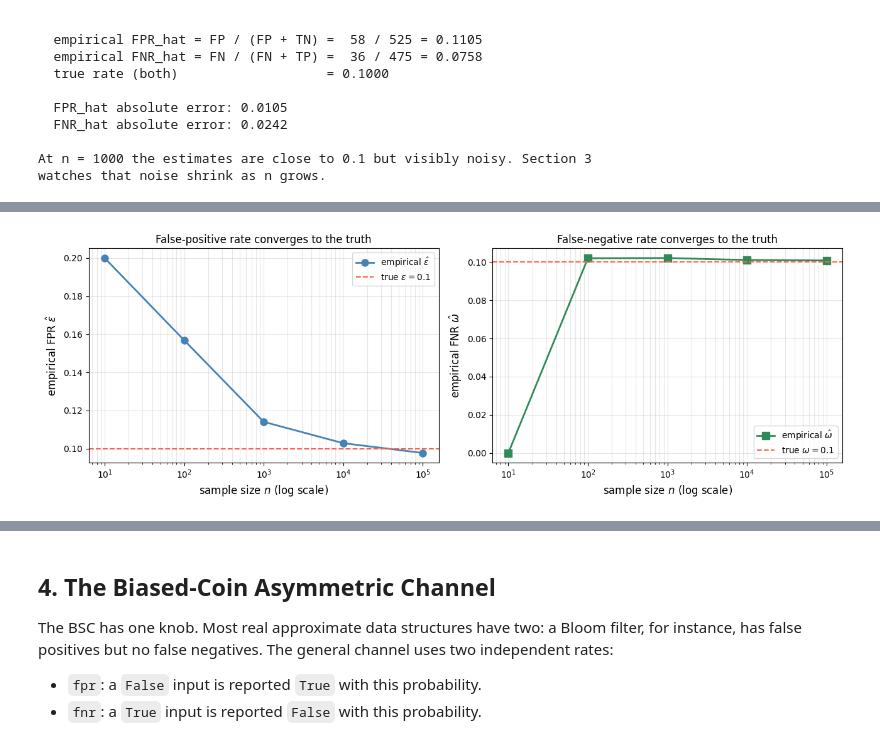
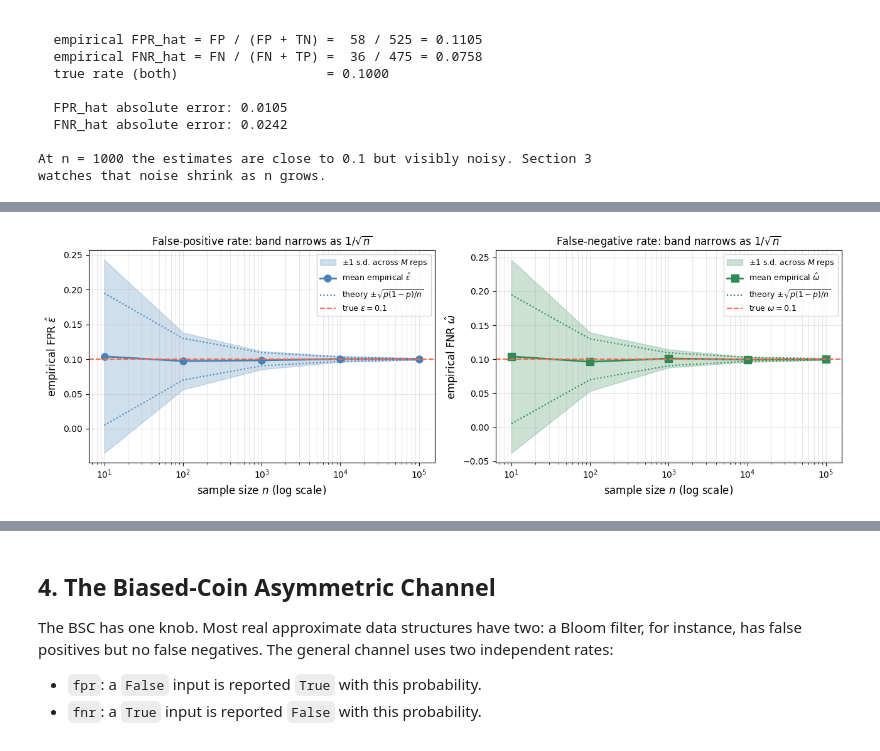
Before and after one commit to queelius/bernoulli, a Jupyter notebook: python/notebooks/ch01-noisy-bit.ipynb, the cells around one changed output, grey strips where cells are left out. Saved outputs shown, nothing was run; the diff lists cells and outputs as text; code cells hidden in the pictures.

```diff
--- a/python/notebooks/ch01-noisy-bit.ipynb
+++ b/python/notebooks/ch01-noisy-bit.ipynb
@@ -172,46 +177,80 @@ size, and plot the empirical FPR and FNR against the true `epsilon = 0.1` refere
 # %%
 n_grid = [10, 100, 1000, 10_000, 100_000]
-fpr_hats = []
-fnr_hats = []
+M_CONV = 200  # independent replications per sample size
+
+fpr_mean, fpr_std = [], []
+fnr_mean, fnr_std = [], []
 
 for n in n_grid:
-    inp, out = simulate_bsc(epsilon=TRUE_EPSILON, n=n, rng=rng)
-    tp, fp, tn, fn = confusion_counts(inp, out)
-    fpr_hats.append(fp / (fp + tn))
-    fnr_hats.append(fn / (fn + tp))
+    fpr_reps = np.empty(M_CONV)
+    fnr_reps = np.empty(M_CONV)
+    for m in range(M_CONV):
+        inp, out = simulate_bsc(epsilon=TRUE_EPSILON, n=n, rng=rng)
+        tp, fp, tn, fn = confusion_counts(inp, out)
+        fpr_reps[m] = fp / (fp + tn)
+        fnr_reps[m] = fn / (fn + tp)
+    fpr_mean.append(fpr_reps.mean())
+    fpr_std.append(fpr_reps.std())
+    fnr_mean.append(fnr_reps.mean())
+    fnr_std.append(fnr_reps.std())
 
-print(f"{'n':>8s}  {'FPR_hat':>10s}  {'FNR_hat':>10s}  {'|FPR_hat - 0.1|':>16s}")
-print("-" * 50)
-for n, fph, fnh in zip(n_grid, fpr_hats, fnr_hats):
-    print(f"{n:>8d}  {fph:>10.4f}  {fnh:>10.4f}  {abs(fph - TRUE_EPSILON):>16.4f}")
+fpr_mean = np.array(fpr_mean)
+fpr_std = np.array(fpr_std)
+fnr_mean = np.array(fnr_mean)
+fnr_std = np.array(fnr_std)
+
+# Theoretical 1/sqrt(n) envelope: standard deviation of a Binomial proportion.
+theory_sd = np.sqrt(TRUE_EPSILON * (1.0 - TRUE_EPSILON) / np.array(n_grid))
+
+print(f"{'n':>8s}  {'FPR_hat mean':>13s}  {'band sd':>10s}  {'theory sd':>10s}")
+print("-" * 48)
+for n, mu, sd, th in zip(n_grid, fpr_mean, fpr_std, theory_sd):
+    print(f"{n:>8d}  {mu:>13.4f}  {sd:>10.4f}  {th:>10.4f}")
 
 fig, axes = plt.subplots(1, 2, figsize=(13, 4.5))
 
-axes[0].semilogx(n_grid, fpr_hats, "o-", color="steelblue", linewidth=2,
-                 markersize=8, label=r"empirical $\hat{\epsilon}$")
+axes[0].fill_between(n_grid, fpr_mean - fpr_std, fpr_mean + fpr_std,
+                     color="steelblue", alpha=0.25,
+                     label=r"$\pm 1$ s.d. across $M$ reps")
+axes[0].semilogx(n_grid, fpr_mean, "o-", color="steelblue", linewidth=2,
+                 markersize=8, label=r"mean empirical $\hat{\epsilon}$")
+axes[0].semilogx(n_grid, TRUE_EPSILON + theory_sd, ":", color="steelblue",
+                 linewidth=1.5, label=r"theory $\pm\sqrt{p(1-p)/n}$")
+axes[0].semilogx(n_grid, TRUE_EPSILON - theory_sd, ":", color="steelblue",
+                 linewidth=1.5)
 axes[0].axhline(TRUE_EPSILON, color="tomato", linestyle="--", linewidth=1.5,
                 label=rf"true $\epsilon = {TRUE_EPSILON}$")
 axes[0].set_xlabel("sample size $n$ (log scale)", fontsize=12)
 axes[0].set_ylabel(r"empirical FPR $\hat{\epsilon}$", fontsize=12)
-axes[0].set_title("False-positive rate converges to the truth", fontsize=12)
-axes[0].legend(fontsize=10)
+axes[0].set_title("False-positive rate: band narrows as $1/\\sqrt{n}$", fontsize=12)
+axes[0].legend(fontsize=9)
 axes[0].grid(True, which="both", alpha=0.3)
 
-axes[1].semilogx(n_grid, fnr_hats, "s-", color="seagreen", linewidth=2,
-                 markersize=8, label=r"empirical $\hat{\omega}$")
+axes[1].fill_between(n_grid, fnr_mean - fnr_std, fnr_mean + fnr_std,
+                     color="seagreen", alpha=0.25,
+                     label=r"$\pm 1$ s.d. across $M$ reps")
+axes[1].semilogx(n_grid, fnr_mean, "s-", color="seagreen", linewidth=2,
+                 markersize=8, label=r"mean empirical $\hat{\omega}$")
+axes[1].semilogx(n_grid, TRUE_EPSILON + theory_sd, ":", color="seagreen",
+                 linewidth=1.5, label=r"theory $\pm\sqrt{p(1-p)/n}$")
+axes[1].semilogx(n_grid, TRUE_EPSILON - theory_sd, ":", color="seagreen",
+                 linewidth=1.5)
 axes[1].axhline(TRUE_EPSILON, color="tomato", linestyle="--", linewidth=1.5,
                 label=rf"true $\omega = {TRUE_EPSILON}$")
 axes[1].set_xlabel("sample size $n$ (log scale)", fontsize=12)
 axes[1].set_ylabel(r"empirical FNR $\hat{\omega}$", fontsize=12)
-axes[1].set_title("False-negative rate converges to the truth", fontsize=12)
-axes[1].legend(fontsize=10)
+axes[1].set_title("False-negative rate: band narrows as $1/\\sqrt{n}$", fontsize=12)
+axes[1].legend(fontsize=9)
 axes[1].grid(True, which="both", alpha=0.3)
 
 plt.tight_layout()
 plt.show()
 
 print()
-print(f"At n = {n_grid[-1]:,}, FPR_hat = {fpr_hats[-1]:.4f} and FNR_hat = {fnr_hats[-1]:.4f},")
-print(f"both within 0.01 of the true {TRUE_EPSILON}. At n = 10 the estimate can be far off:")
-print("a single bit changes the rate by 0.1 or 0.2.")
+print(f"Band width (1 s.d.) shrinks from {fpr_std[0]:.4f} at n = {n_grid[0]} "
+      f"to {fpr_std[-1]:.4f} at n = {n_grid[-1]:,},")
+factor_n = n_grid[-1] / n_grid[0]
+factor_sd = fpr_std[0] / fpr_std[-1]
+print(f"a factor of {factor_sd:.1f} narrower for a factor of {factor_n:,.0f} more data.")
+print(f"The 1/sqrt(n) law predicts a factor of {np.sqrt(factor_n):.1f}: the band tracks it.")
 # %% [output]
@@ -225 +264 @@ print("a single bit changes the rate by 0.1 or 0.2.")
-[figure, old version]
+[figure, new version]
```
Also changed, not shown: parts of 9 cells of this notebook, 1 other file.
